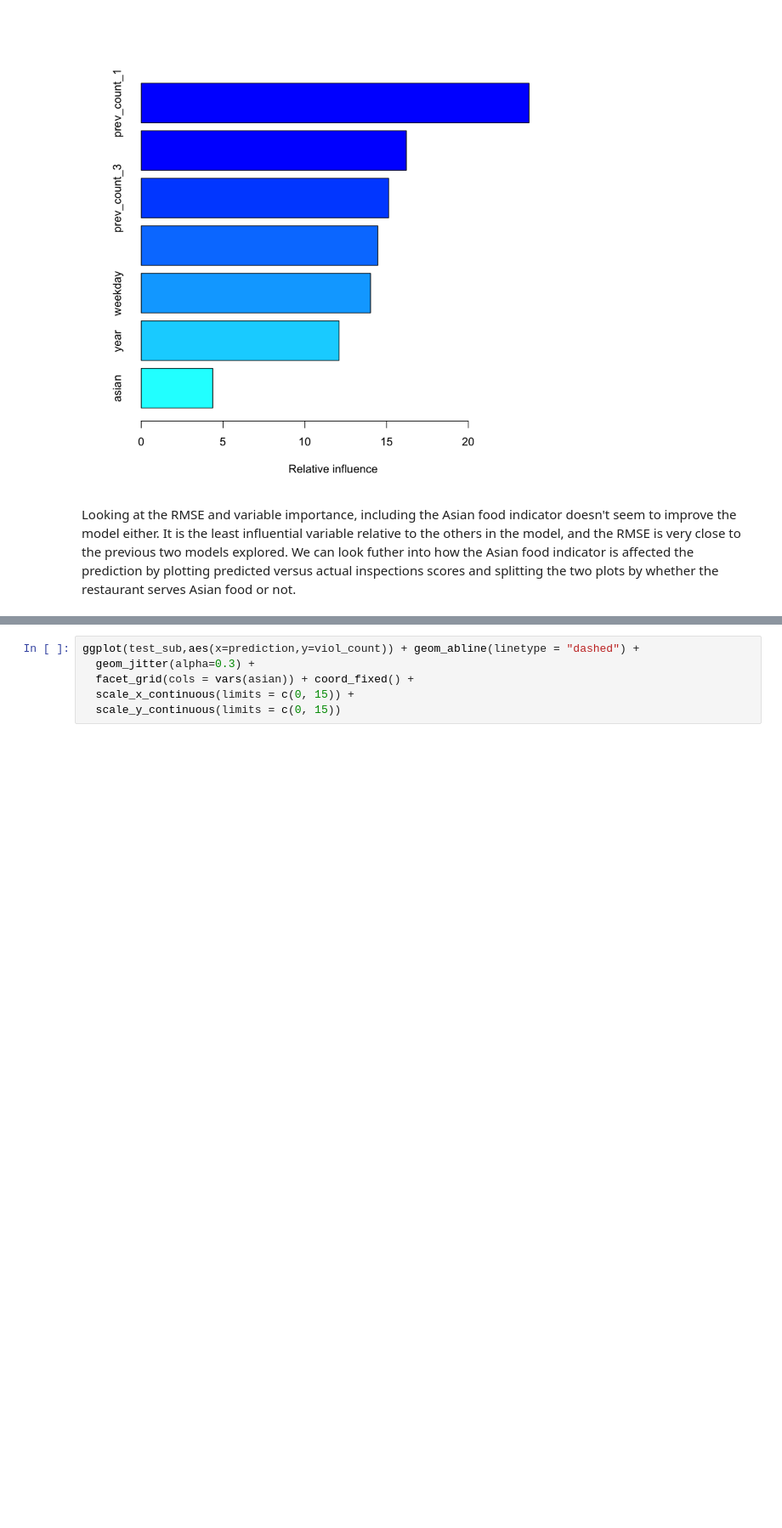
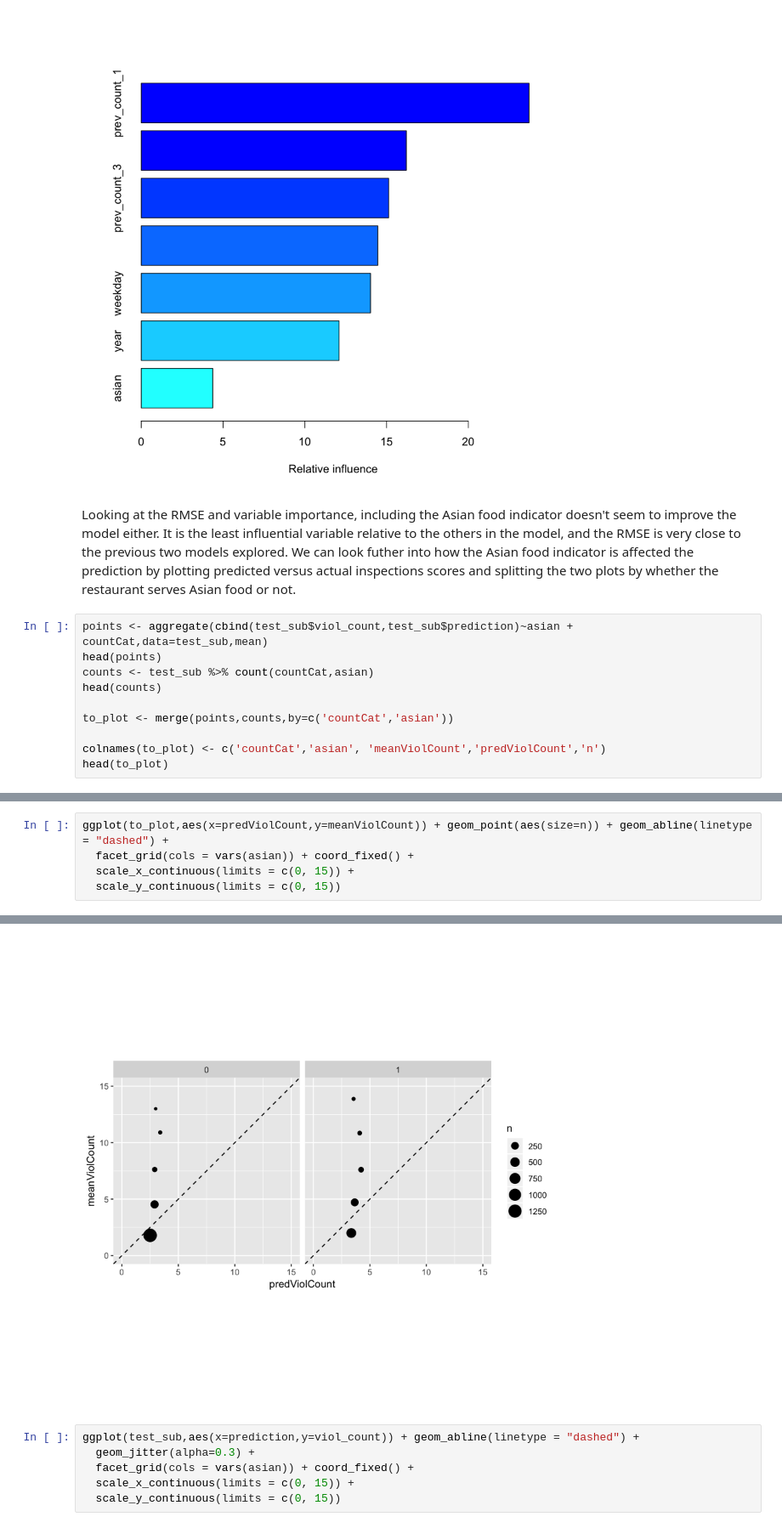
Before and after one commit to stanford-policylab/law-order-algo, a Jupyter notebook: notebooks/Food Inspection Score Bias.ipynb, the cells around one changed output, grey strips where cells are left out. Shown at 85% size. Saved outputs shown, nothing was run; the diff lists cells and outputs as text; blank space fills up the shorter version.

```diff
--- a/notebooks/Food Inspection Score Bias.ipynb
+++ b/notebooks/Food Inspection Score Bias.ipynb
@@ -186,3 +233,13 @@ summary(gb_asian)
 [figure]
 # %% [markdown]
 Looking at the RMSE and variable importance, including the Asian food indicator doesn't seem to improve the model either. It is the least influential variable relative to the others in the model, and the RMSE is very close to the previous two models explored. We can look futher into how the Asian food indicator is affected the prediction by plotting predicted versus actual inspections scores and splitting the two plots by whether the restaurant serves Asian food or not.
+# %%
+points <- aggregate(cbind(test_sub$viol_count,test_sub$prediction)~asian + countCat,data=test_sub,mean)
+head(points)
+counts <- test_sub %>% count(countCat,asian)
+head(counts)
+
+to_plot <- merge(points,counts,by=c('countCat','asian'))
+
+colnames(to_plot) <- c('countCat','asian', 'meanViolCount','predViolCount','n')
+head(to_plot)
@@ -188,0 +268,6 @@ Looking at the RMSE and variable importance, including the Asian food indicator
+# %%
+ggplot(to_plot,aes(x=predViolCount,y=meanViolCount)) + geom_point(aes(size=n)) + geom_abline(linetype = "dashed") +
+  facet_grid(cols = vars(asian)) + coord_fixed() +
+  scale_x_continuous(limits = c(0, 15)) +
+  scale_y_continuous(limits = c(0, 15))
+# %% [output]
@@ -189,3 +276,4 @@ Looking at the RMSE and variable importance, including the Asian food indicator
+[figure, added]
 # %%
 ggplot(test_sub,aes(x=prediction,y=viol_count)) + geom_abline(linetype = "dashed") +
   geom_jitter(alpha=0.3) +
```
Also changed, not shown: parts of 7 cells of this notebook.
